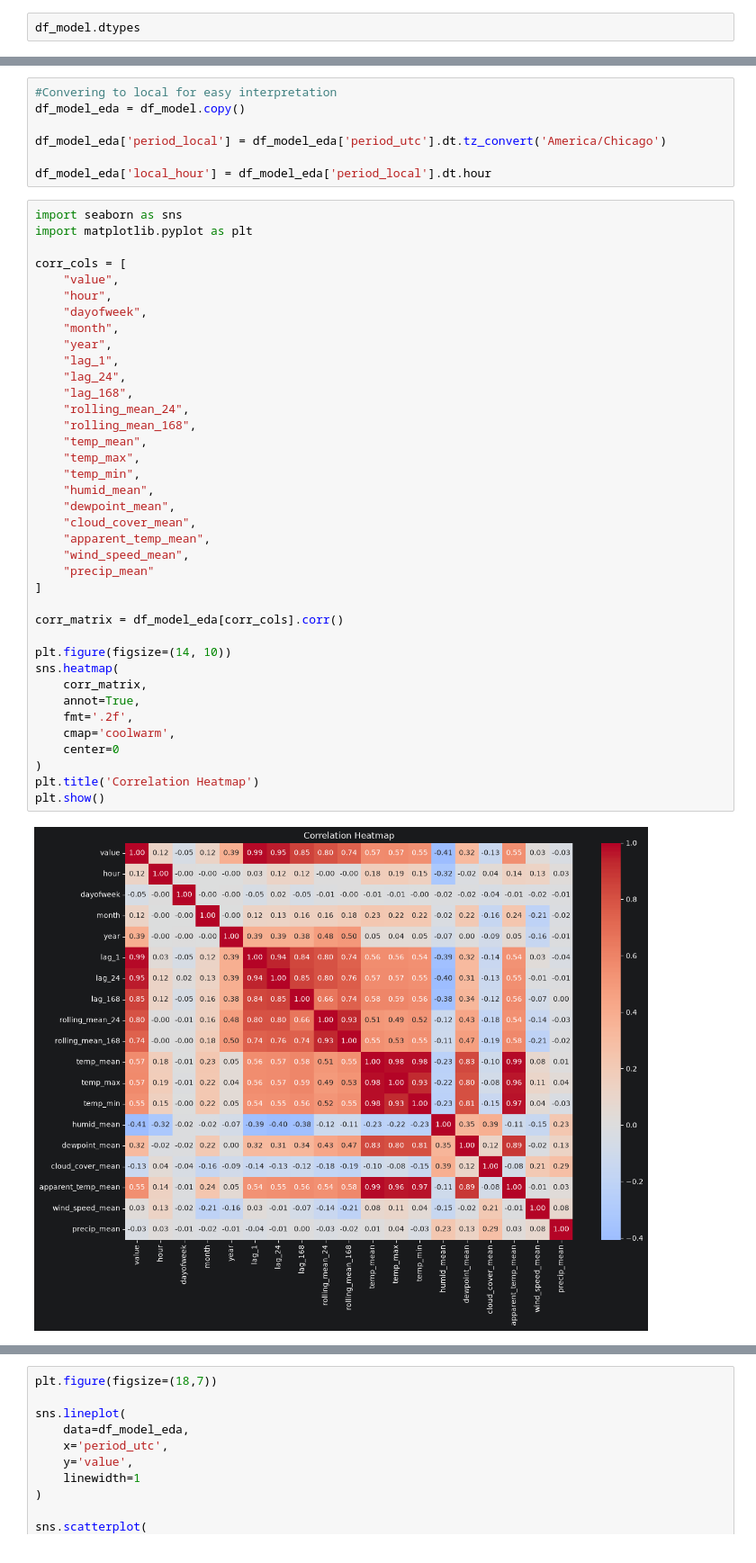
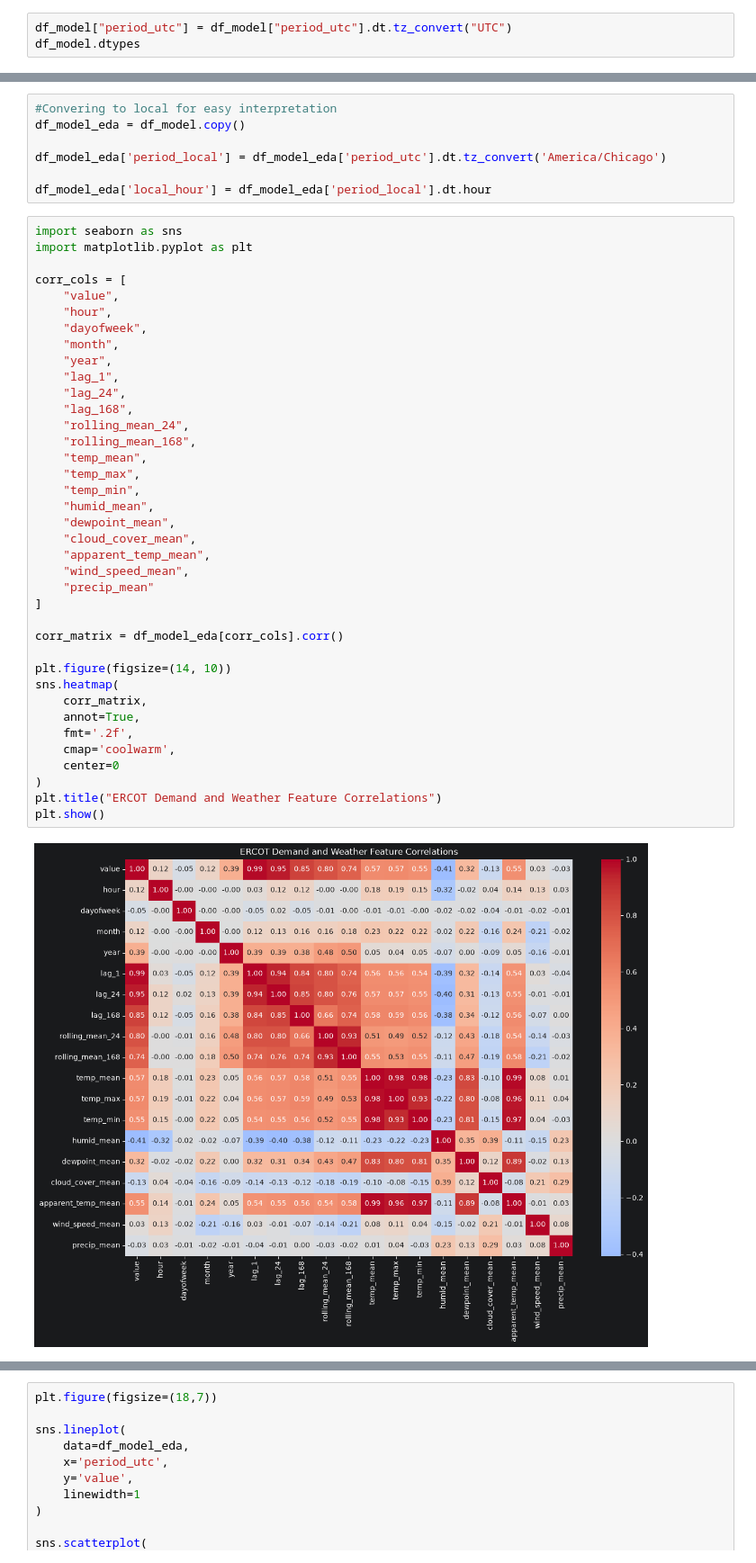
Before and after one commit to freemanchamjames/ercot-demand-forecasting, a Jupyter notebook: notebooks/02_ERCOT_weather_pull_EDA.ipynb, the cells around one changed output, grey strips where cells are left out. Shown at 90% size. Saved outputs shown, nothing was run; the diff lists cells and outputs as text.

```diff
--- a/notebooks/02_ERCOT_weather_pull_EDA.ipynb
+++ b/notebooks/02_ERCOT_weather_pull_EDA.ipynb
@@ -568,3 +611,4 @@ dtype: int64
 # %%
+df_model["period_utc"] = df_model["period_utc"].dt.tz_convert("UTC")
 df_model.dtypes
 # %% [output]
@@ -642,33 +694,33 @@ corr_cols = [
     "month",
     "year",
     "lag_1",
     "lag_24",
     "lag_168",
     "rolling_mean_24",
     "rolling_mean_168",
     "temp_mean",
     "temp_max",
     "temp_min",
     "humid_mean",
     "dewpoint_mean",
     "cloud_cover_mean",
     "apparent_temp_mean",
     "wind_speed_mean",
     "precip_mean"
 ]
 
 corr_matrix = df_model_eda[corr_cols].corr()
 
 plt.figure(figsize=(14, 10))
 sns.heatmap(
     corr_matrix,
     annot=True,
     fmt='.2f',
     cmap='coolwarm',
     center=0
 )
-plt.title('Correlation Heatmap')
+plt.title("ERCOT Demand and Weather Feature Correlations")
 plt.show()
 # %% [output]
-[figure, old version]
+[figure, new version]
 # %% [markdown]
```
Also changed, not shown: parts of 56 cells of this notebook, 2 other files.
